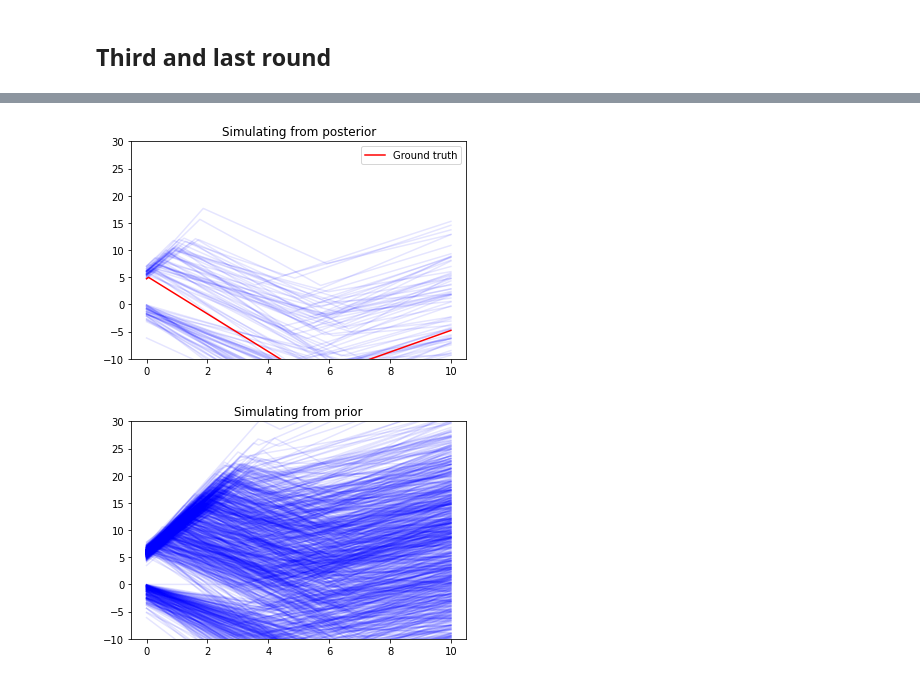
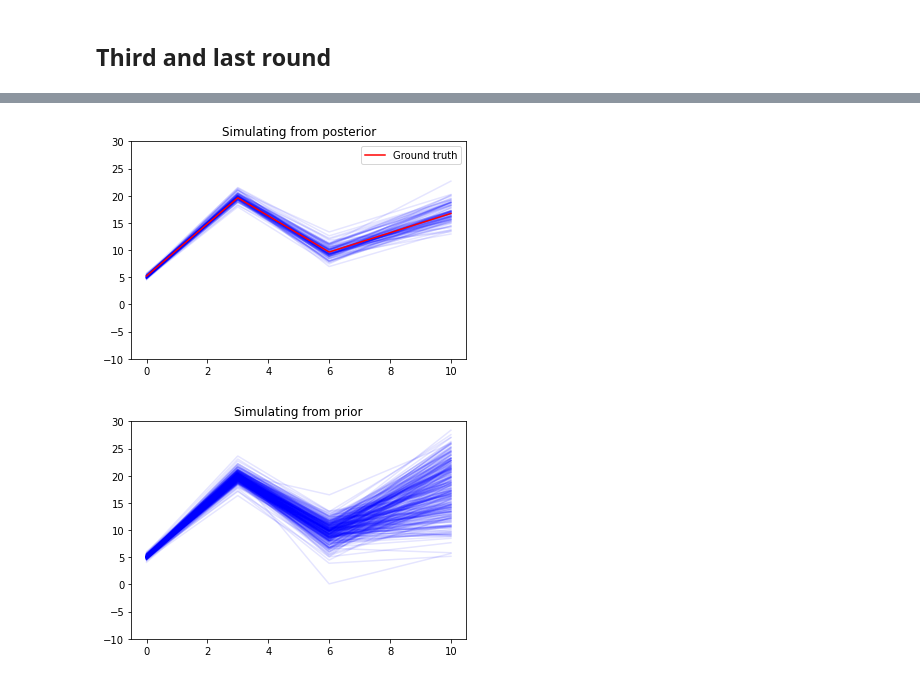
Before and after one commit to andererka/SBI_for_EEG, a Jupyter notebook: notebooks/piecewise_comparison.ipynb, the cells around one changed output, grey strips where cells are left out. Saved outputs shown, nothing was run; the diff lists cells and outputs as text; code cells hidden in the pictures.

Commit message:
summary stat function

```diff
--- a/notebooks/piecewise_comparison.ipynb
+++ b/notebooks/piecewise_comparison.ipynb
@@ -681,5 +675,8 @@ Neural network successfully converged after 45 epochs.
 # %%
-obs_real = piecewise_linear_second_batch(true_params)
+true_params = [5,5,-3]
+
+
+obs_real = piecewise_linear_seq(true_params)
 
 
 obs_real_stats = extract_sumstats([obs_real])
@@ -697,10 +697,10 @@ proposal2 = posterior2.set_default_x(obs_real_stats)
 
 
 
-prior3 = utils.torchutils.BoxUniform(low=prior_min[4:6], high = prior_max[4:6])
+prior3 = utils.torchutils.BoxUniform(low=prior_min[3:4], high = prior_max[3:4])
 
 
-prior_combined2 = Combined(proposal2, prior3, number_params_1=4)
+prior_combined2 = Combined(proposal2, prior3, number_params_1=3)
 
 
 
@@ -709,7 +709,7 @@ inf = SNPE_C(prior_combined2, density_estimator="nsf")
 density_estimator = 'nsf'
 
 
-simulator_stats, prior = prepare_for_sbi(piecewise_linear_third_batch, prior_combined2)
+simulator_stats, prior = prepare_for_sbi(piecewise_linear_seq, prior_combined2)
 
 inference = SNPE_C(prior, density_estimator=density_estimator)
 
@@ -822,5 +838,7 @@ Neural network successfully converged after 46 epochs.
 # %%
-obs_real = piecewise_linear_third_batch(true_params)
+true_params = [5, 5, -3, 2]
+
+obs_real = piecewise_linear_seq(true_params)
 
 
 obs_real_stats = extract_sumstats([obs_real])
@@ -845,33 +866,27 @@ s_x = Parallel(
         verbose=0,
         pre_dispatch="1.5*n_jobs",
         backend="multiprocessing",
-    )(delayed(piecewise_linear_third_batch)(sample) for sample in samples)
+    )(delayed(piecewise_linear_seq)(sample) for sample in samples)
 # %%
 fig, ax = plt.subplots(1, 1)
 ax.set_title("Simulating from posterior")
 for s in s_x:
     im = plt.plot(x_lin, s, alpha=0.1, color='blue')
     plt.ylim(-10,30)
 plt.plot(x_lin, obs_real, label='Ground truth', color='red')
 plt.legend()
 
 
 
 fig, ax = plt.subplots(1, 1)
 ax.set_title("Simulating from prior")
 for x_w in x_without:
     plt.plot(x_lin, x_w, alpha=0.1, color='blue')
 
     plt.ylim(-10,30)
-
-
-
-
-true_params = [5, 5, -3, 2, 1, 5]
-obs_real = piecewise_linear_third_batch(true_params)
 # %% [output]
-[figure, old version]
+[figure, new version]
-[figure, old version]
+[figure, new version]
 # %%
 limits = [list(tup) for tup in zip(prior_min, prior_max)]
 
```
Also changed, not shown: parts of 19 cells of this notebook, 58 other files.
